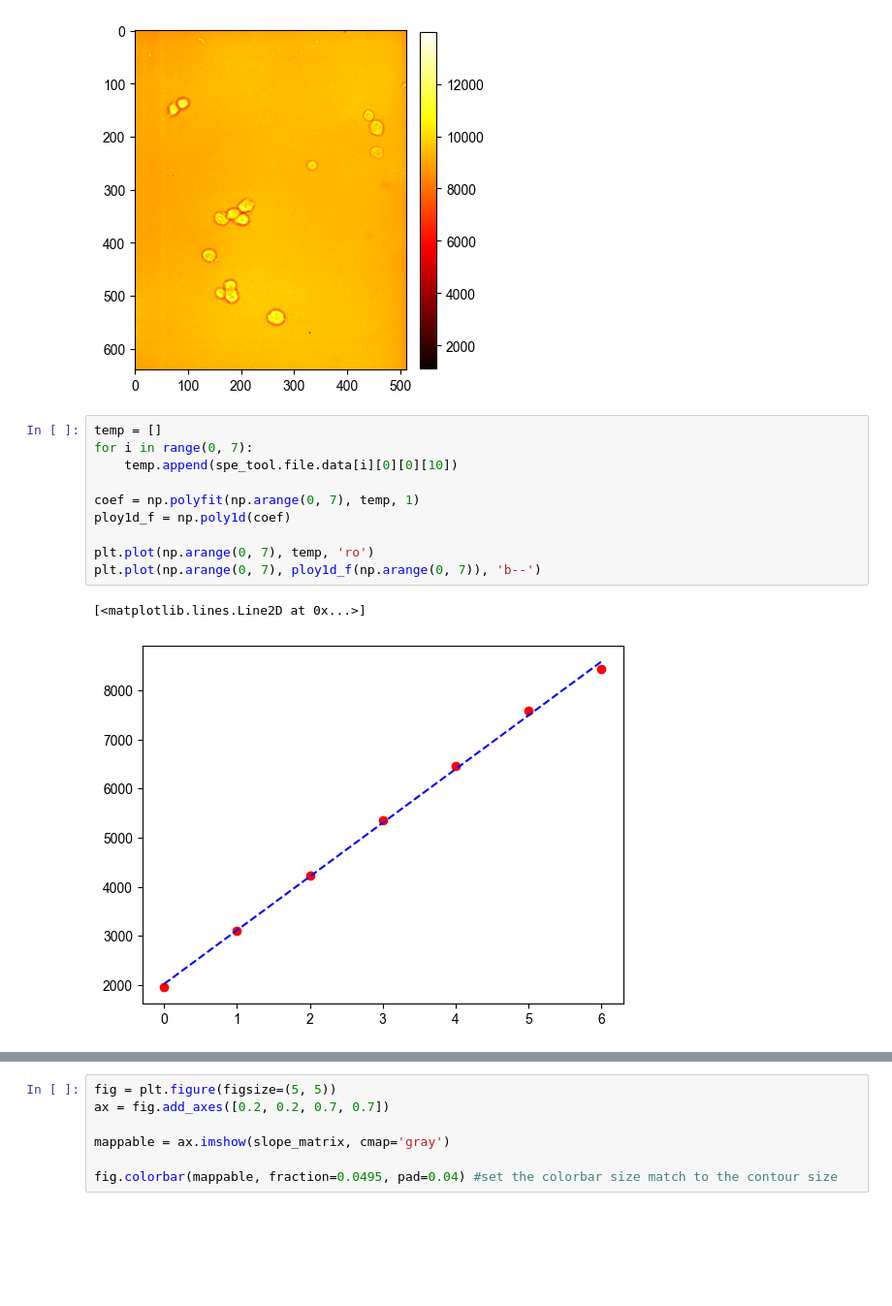
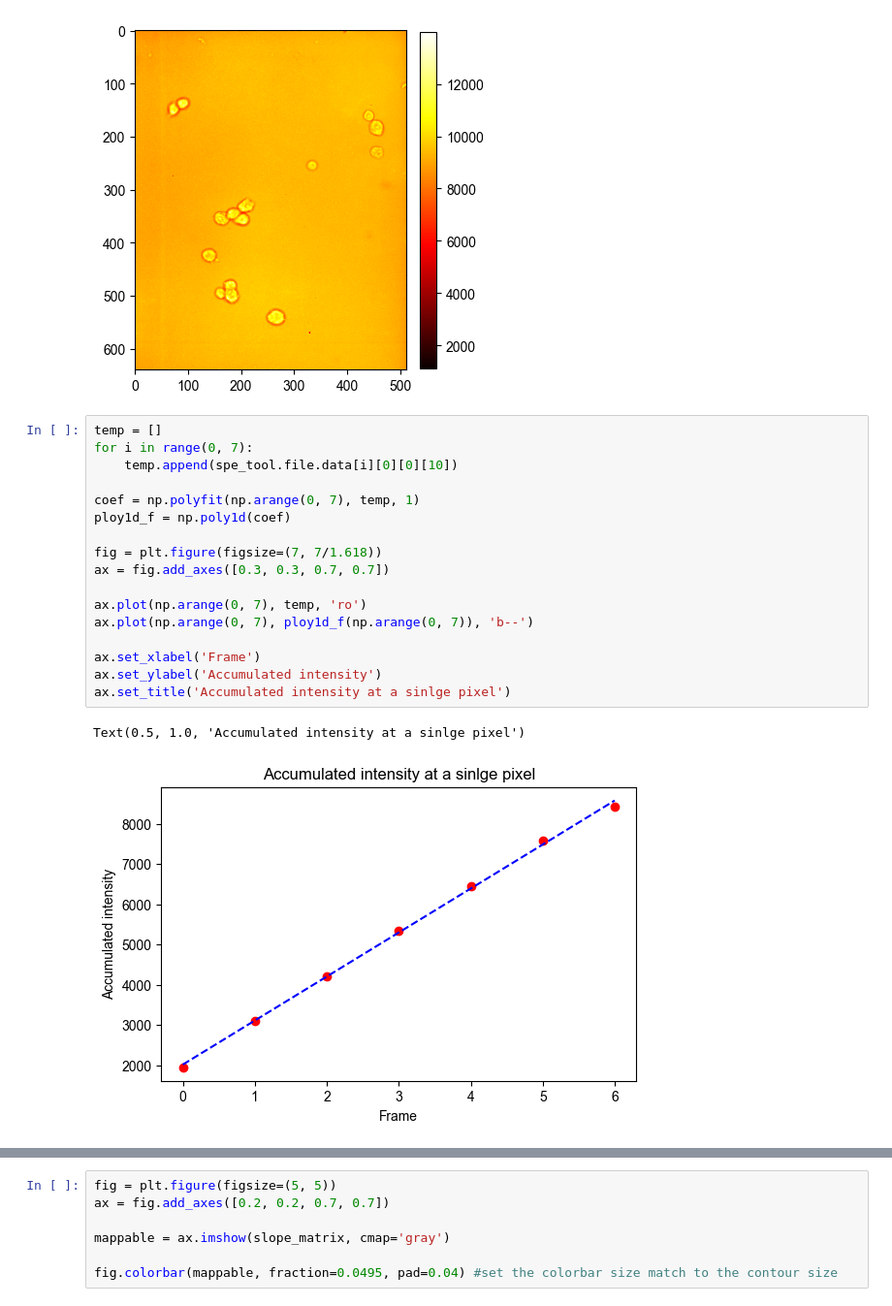
Before and after one commit to jsw99/photonic-nanomaterials-lab, a Jupyter notebook: Cell-Segmentation/segmentation_test.ipynb, the cells around one changed output, grey strips where cells are left out. Shown at 97% size. Cells and saved outputs as stored; diff of their text form; blank space fills up the shorter version.

```diff
--- a/Cell-Segmentation/segmentation_test.ipynb
+++ b/Cell-Segmentation/segmentation_test.ipynb
@@ -49,14 +49,21 @@ for i in range(0, 7):
 # %%
 temp = []
 for i in range(0, 7):
     temp.append(spe_tool.file.data[i][0][0][10])
 
 coef = np.polyfit(np.arange(0, 7), temp, 1)
 ploy1d_f = np.poly1d(coef)
 
-plt.plot(np.arange(0, 7), temp, 'ro')
-plt.plot(np.arange(0, 7), ploy1d_f(np.arange(0, 7)), 'b--')
+fig = plt.figure(figsize=(7, 7/1.618))
+ax = fig.add_axes([0.3, 0.3, 0.7, 0.7])
+
+ax.plot(np.arange(0, 7), temp, 'ro')
+ax.plot(np.arange(0, 7), ploy1d_f(np.arange(0, 7)), 'b--')
+
+ax.set_xlabel('Frame')
+ax.set_ylabel('Accumulated intensity')
+ax.set_title('Accumulated intensity at a sinlge pixel')
 # %% [output]
-[<matplotlib.lines.Line2D at 0x...>]
+Text(0.5, 1.0, 'Accumulated intensity at a sinlge pixel')
-[figure, old version]
+[figure, new version]
 # %%
```
Also changed, not shown: parts of 11 cells of this notebook, 3 other files.
